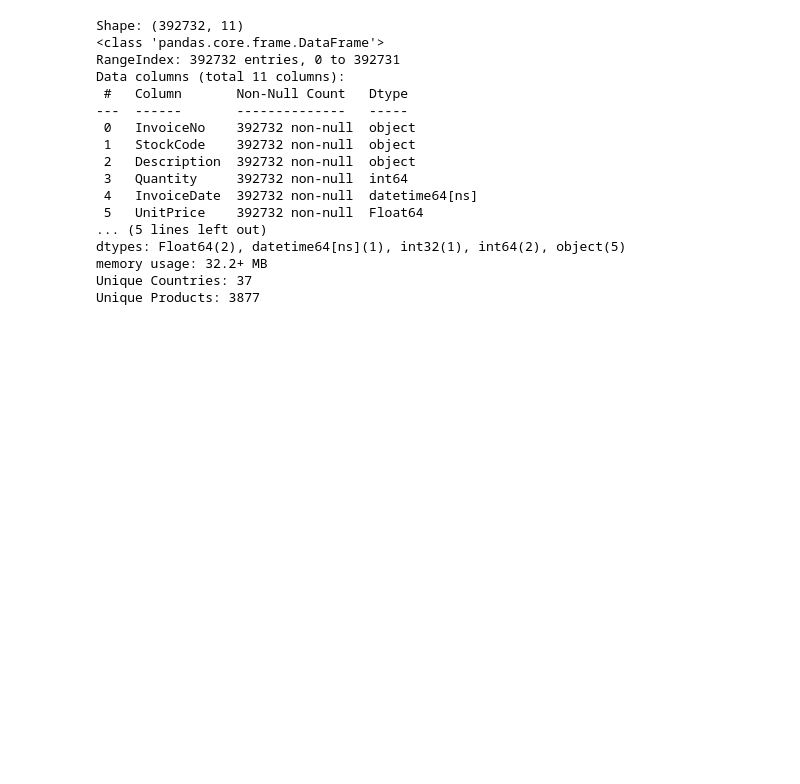
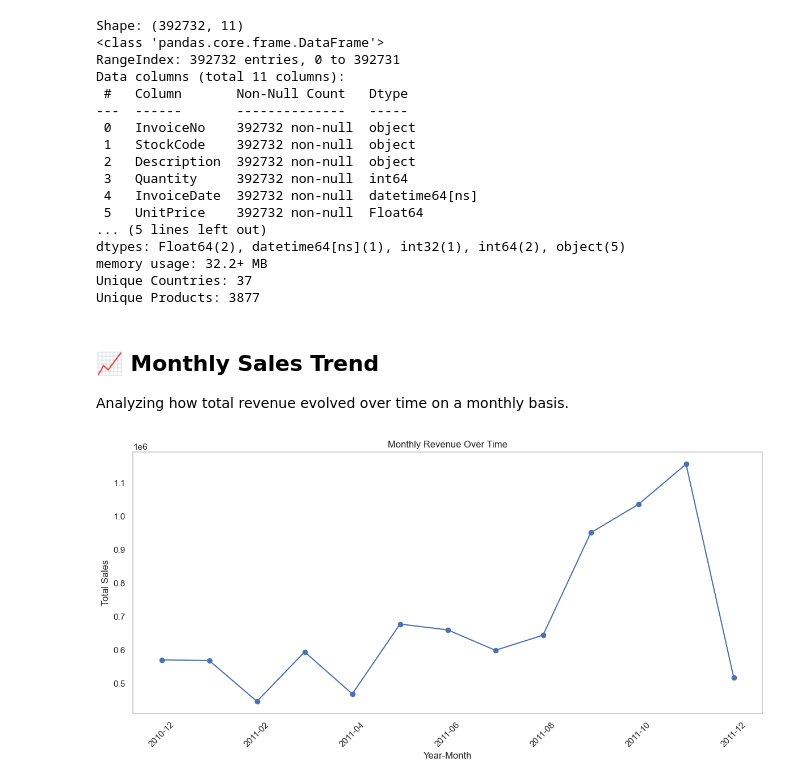
Before and after one commit to YoussefTrabelsi1/ETLpipelines, a Jupyter notebook: OnlineRetail_ETL_Analysis.ipynb, the cells around one changed output. Saved outputs shown, nothing was run; the diff lists cells and outputs as text; code cells hidden in the pictures; blank space fills up the shorter version.

Commit message:
monthly trends

```diff
--- a/OnlineRetail_ETL_Analysis.ipynb
+++ b/OnlineRetail_ETL_Analysis.ipynb
@@ -58,3 +58,20 @@ dtypes: Float64(2), datetime64[ns](1), int32(1), int64(2), object(5)
 memory usage: 32.2+ MB
 Unique Countries: 37
 Unique Products: 3877
+# %% [markdown]
+## 📈 Monthly Sales Trend
+Analyzing how total revenue evolved over time on a monthly basis.
+# %%
+monthly_sales = df.groupby("YearMonth")["TotalAmount"].sum()
+
+plt.figure(figsize=(12,6))
+monthly_sales.plot(marker='o')
+plt.title("Monthly Revenue Over Time")
+plt.ylabel("Total Sales")
+plt.xlabel("Year-Month")
+plt.xticks(rotation=45)
+plt.grid()
+plt.tight_layout()
+plt.show()
+# %% [output]
+[figure, added]
```
